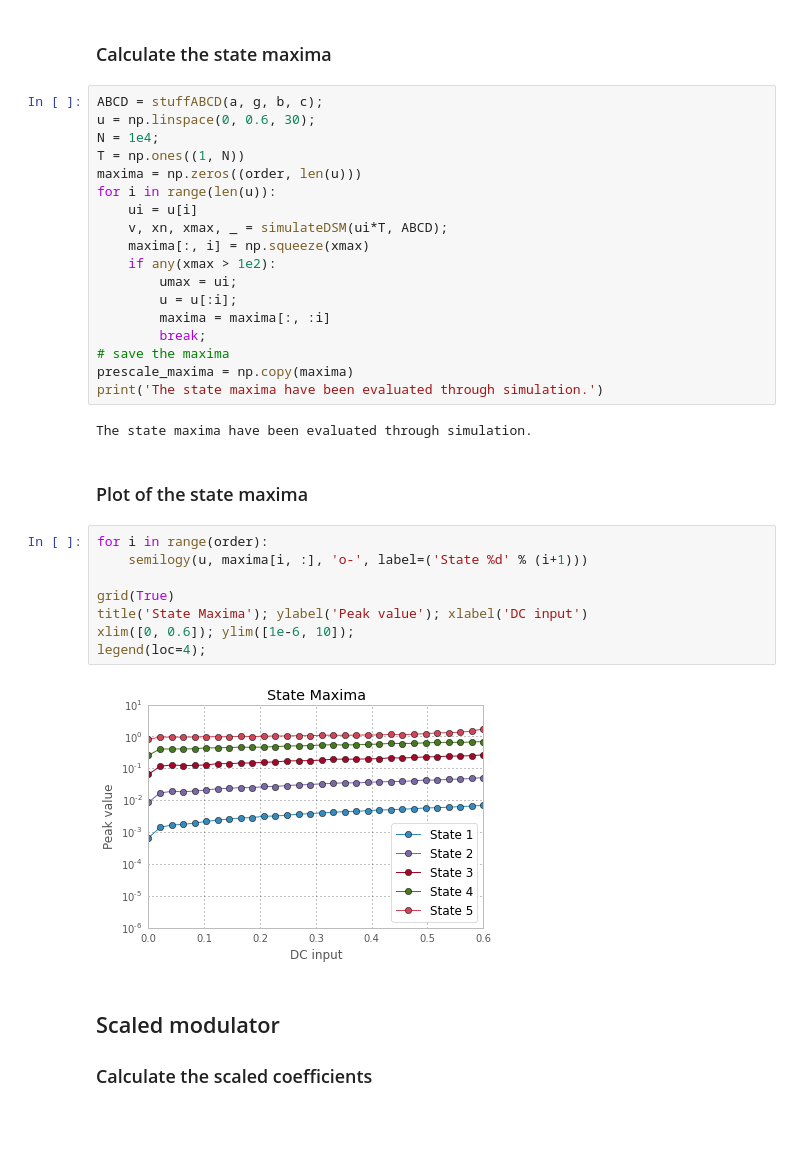
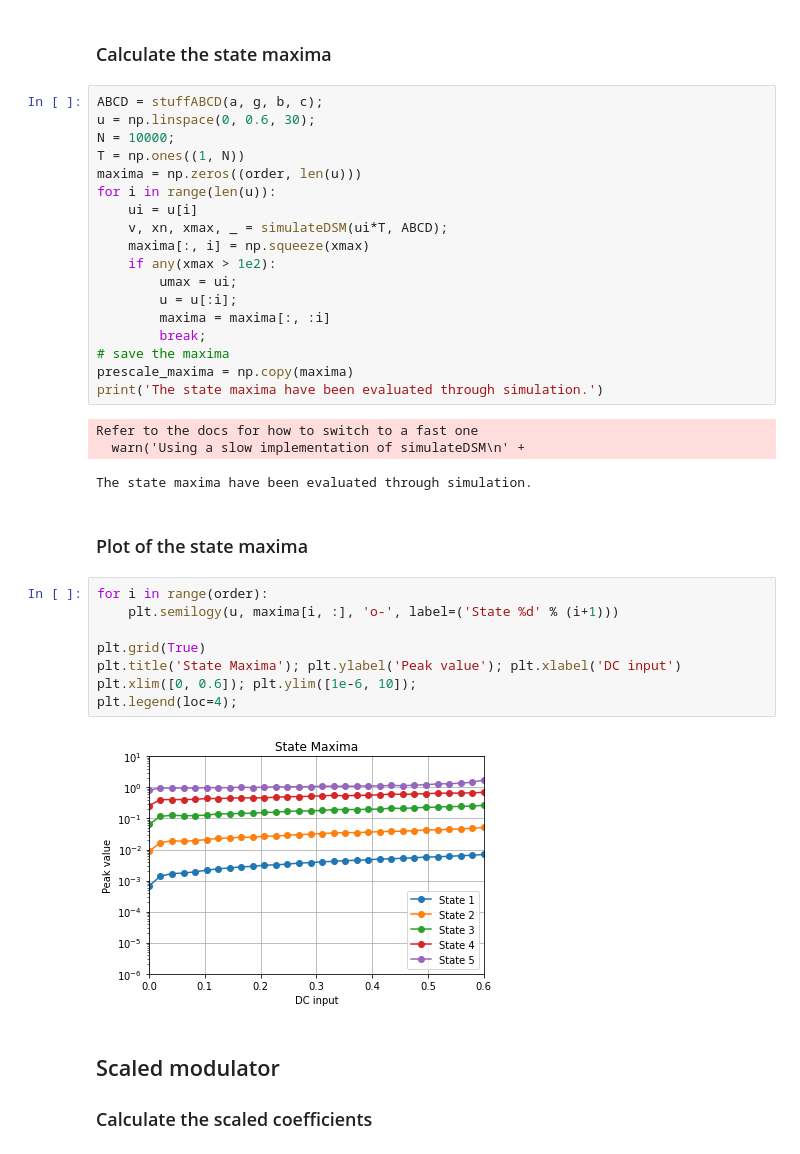
Before and after one commit to ggventurini/python-deltasigma, a Jupyter notebook: examples/dsdemo3.ipynb, the cells around one changed output. Saved outputs shown, nothing was run; the diff lists cells and outputs as text; blank space fills up the shorter version.

```diff
--- a/examples/dsdemo3.ipynb
+++ b/examples/dsdemo3.ipynb
@@ -105,7 +108,7 @@ t
 # %%
 ABCD = stuffABCD(a, g, b, c);
 u = np.linspace(0, 0.6, 30);
-N = 1e4;
+N = 10000;
 T = np.ones((1, N))
 maxima = np.zeros((order, len(u)))
 for i in range(len(u)):
@@ -121,19 +124,21 @@ for i in range(len(u)):
 prescale_maxima = np.copy(maxima)
 print('The state maxima have been evaluated through simulation.')
 # %% [output]
-The state maxima have been evaluated through simulation.
+Refer to the docs for how to switch to a fast one
+  warn('Using a slow implementation of simulateDSM\n' +
+The state maxima have been evaluated through simulation.
 # %% [markdown]
 ### Plot of the state maxima
 # %%
 for i in range(order):
-    semilogy(u, maxima[i, :], 'o-', label=('State %d' % (i+1)))
+    plt.semilogy(u, maxima[i, :], 'o-', label=('State %d' % (i+1)))
 
-grid(True)
-title('State Maxima'); ylabel('Peak value'); xlabel('DC input')
-xlim([0, 0.6]); ylim([1e-6, 10]);
-legend(loc=4);
+plt.grid(True)
+plt.title('State Maxima'); plt.ylabel('Peak value'); plt.xlabel('DC input')
+plt.xlim([0, 0.6]); plt.ylim([1e-6, 10]);
+plt.legend(loc=4);
 # %% [output]
-[figure, old version]
+[figure, new version]
 # %% [markdown]
 ## Scaled modulator
 ### Calculate the scaled coefficients
```
Also changed, not shown: parts of 9 cells of this notebook, 1 other file.
